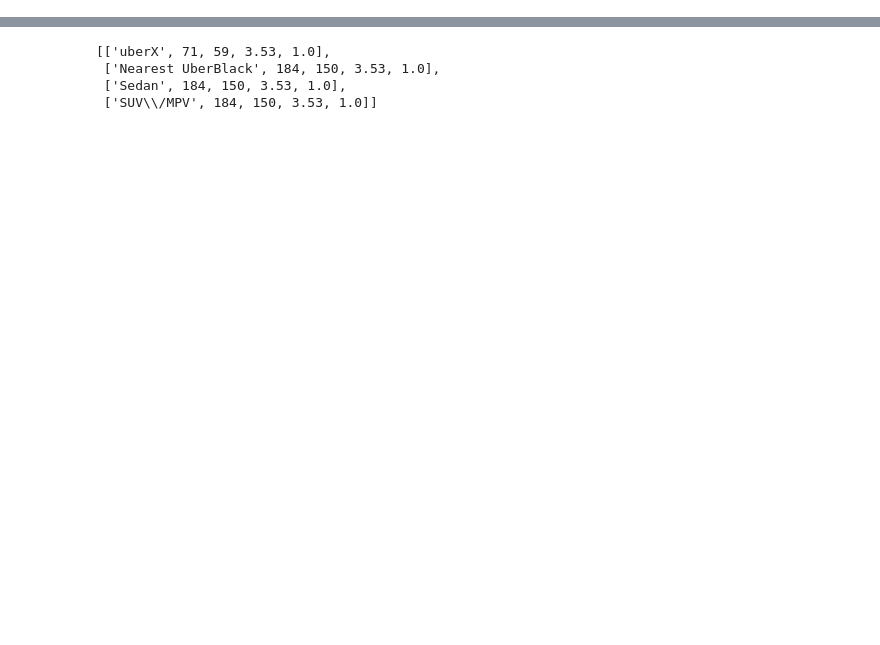
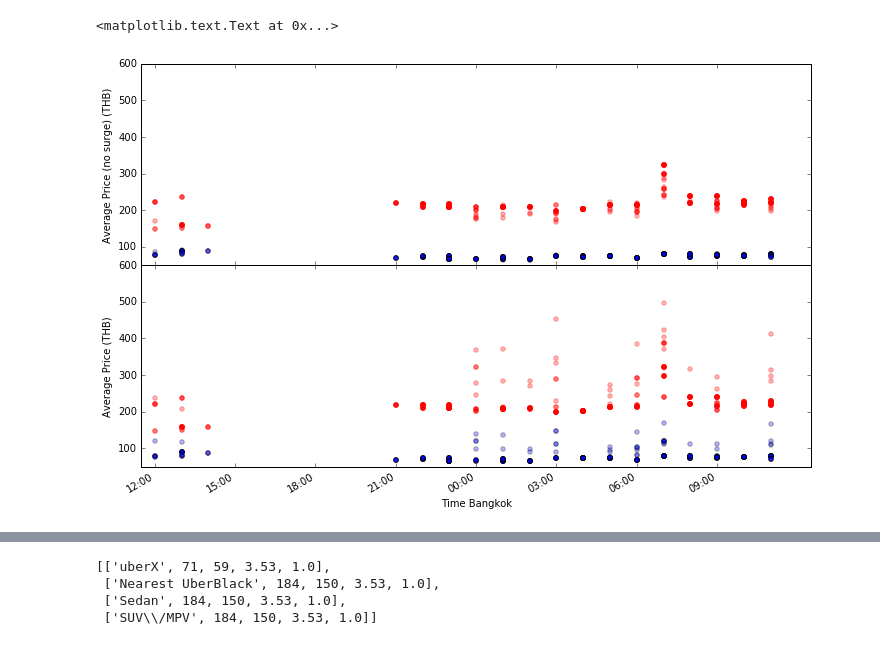
Before and after one commit to leogulus/Datavisualization, a Jupyter notebook: uber_project/Uber Bangkok Pricing.ipynb, the cells around one changed output, grey strips where cells are left out. Saved outputs shown, nothing was run; the diff lists cells and outputs as text; code cells hidden in the pictures; blank space fills up the shorter version.

```diff
--- a/uber_project/Uber Bangkok Pricing.ipynb
+++ b/uber_project/Uber Bangkok Pricing.ipynb
@@ -134,3 +148,34 @@ plt.plot(lu1.uberx_surge)
+# %%
+mpld3.disable_notebook()
+fig, ax = plt.subplots(2, 1, figsize=(12,8))
+fig.subplots_adjust(hspace=0.00)
+fig.autofmt_xdate()
+x_num=[0,3,6,9,12,15,18,21]
+x_label=["12:00","15:00","18:00","21:00","00:00","03:00","06:00","09:00"]
+
+ax[0].scatter([x['uberx']['time'].time().hour for x in l1]\
+        ,(np.array(lu1.uberx_high)+np.array(lu1.uberx_low))/2./np.array(lu1.uberx_surge), marker='o',alpha=0.3)
+ax[0].scatter([x['uberx']['time'].time().hour for x in l1]\
+        ,(np.array(lu2.uberx_high)+np.array(lu2.uberx_low))/2./np.array(lu2.uberx_surge), marker='o',color='red',alpha=0.3)
+ax[0].axis([-0.5,24.5,50,600])
+ax[0].set_xticks(x_num)
+ax[0].set_xticklabels(x_label)
+ax[0].set_ylabel('Average Price (no surge) (THB)')
+
+ax[1].scatter([x['uberx']['time'].time().hour for x in l1]\
+        ,(np.array(lu1.uberx_high)+np.array(lu1.uberx_low))/2., marker='o',alpha=0.3)
+ax[1].scatter([x['uberx']['time'].time().hour for x in l1]\
+        ,(np.array(lu2.uberx_high)+np.array(lu2.uberx_low))/2., marker='o',color='red',alpha=0.3)
+ax[1].axis([-0.5,24.5,50,600])
+ax[1].set_xticks(x_num)
+ax[1].set_xticklabels(x_label)
+ax[1].set_ylabel('Average Price (THB)')
+ax[1].set_xlabel('Time Bangkok')
+
+#plt.tight_layout()
+# %% [output]
+<matplotlib.text.Text at 0x...>
+[figure, added]
 # %%
 #save all interested variables into pickle
 with open('uber.pickle', 'wb') as f:
```
Also changed, not shown: parts of 19 cells of this notebook, 6 other files.
